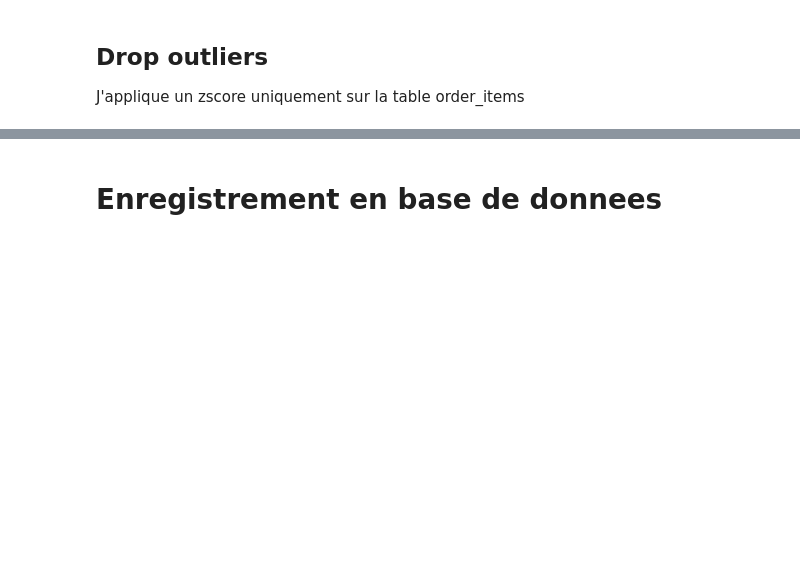
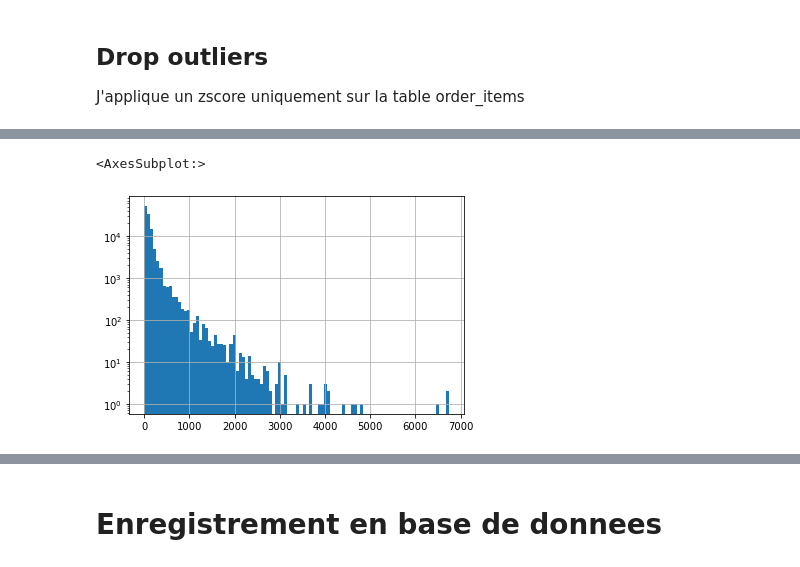
Before and after one commit to Nicolas-Malgat/E2_prediction_temps_livraison, a Jupyter notebook: work/2_data_cleaning.ipynb, the cells around one changed output, grey strips where cells are left out. Drawn from its saved outputs; the diff is of its cells as text; code cells hidden in the pictures; blank space fills up the shorter version.

```diff
--- a/work/2_data_cleaning.ipynb
+++ b/work/2_data_cleaning.ipynb
@@ -16,7 +20,6 @@ raw = '../../datas/RAW/E2/'
 # %%
 dict_csv = {
     'customer':         'olist_customers_dataset.csv',
-    'geolocalisation':  'olist_geolocation_dataset.csv',
     'order':            'olist_orders_dataset.csv',
     'order_items':      'olist_order_items_dataset.csv',
     'product':          'olist_products_dataset.csv',
@@ -62,5 +65,6 @@ order_without_na = order_without_na[order_without_na.order_status == 'delivered'
 print('Nb de lignes avant et apres traitement')
 print(dict_csv['order'].shape)
 print(order_without_na.shape)
-# order_without_na.isna().any()
+
+dict_csv['order'] = order_without_na
 # %% [output]
@@ -80,5 +76,6 @@ product_without_na = dict_csv['product'].dropna()
 print('Nb de lignes avant et apres traitement')
 print(dict_csv['product'].shape)
 print(product_without_na.shape)
-# product_without_na.isna().any()
+
+dict_csv['product'] = product_without_na
 # %% [output]
@@ -101 +101,6 @@ J'applique un zscore uniquement sur la table order_items
+# %%
+dict_csv['order_items'].price.hist(bins=100, log=True)
+# %% [output]
+<AxesSubplot:>
+[figure, added]
 # %%
```
Also changed, not shown: parts of 27 cells of this notebook, 8 other files.
